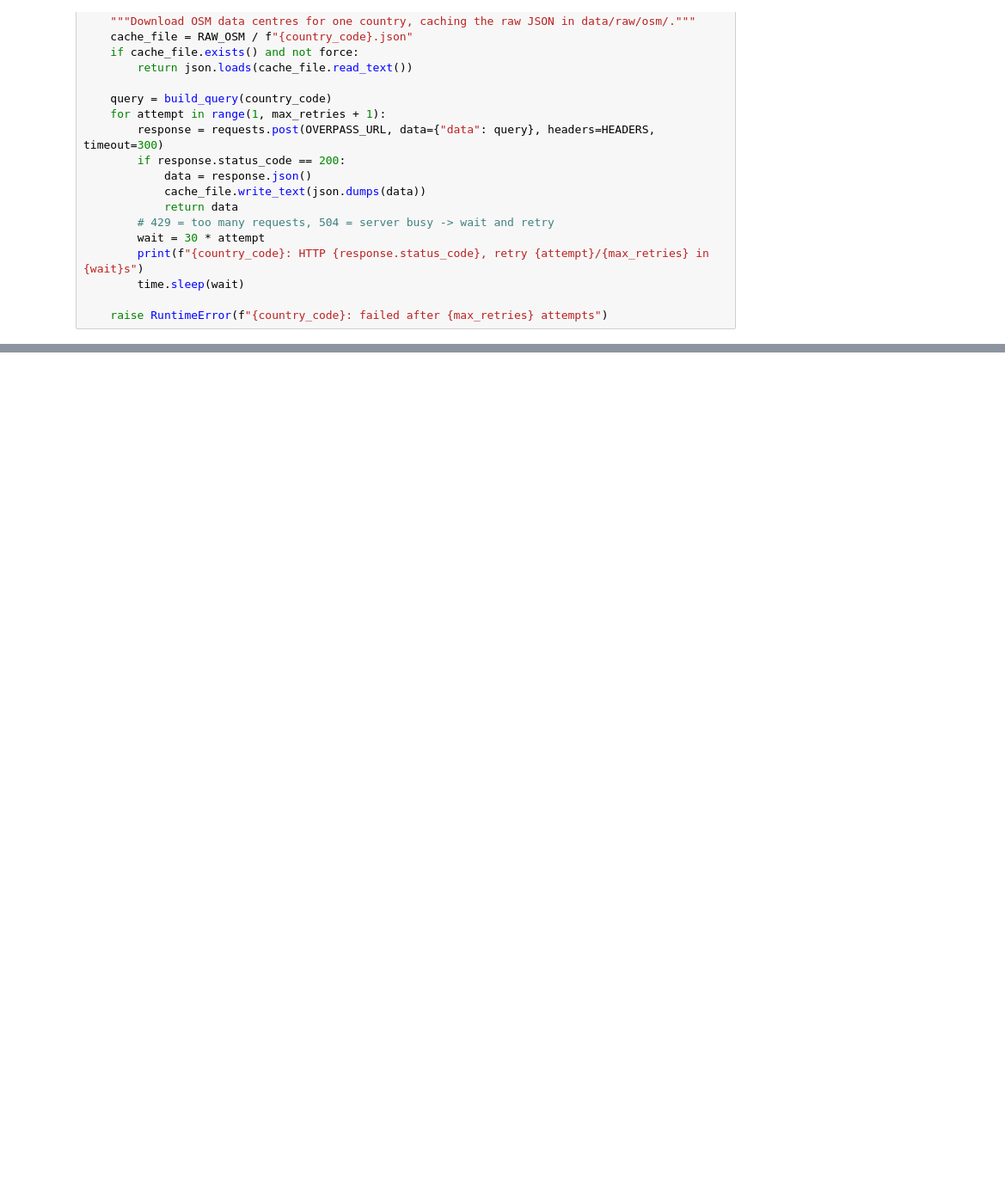
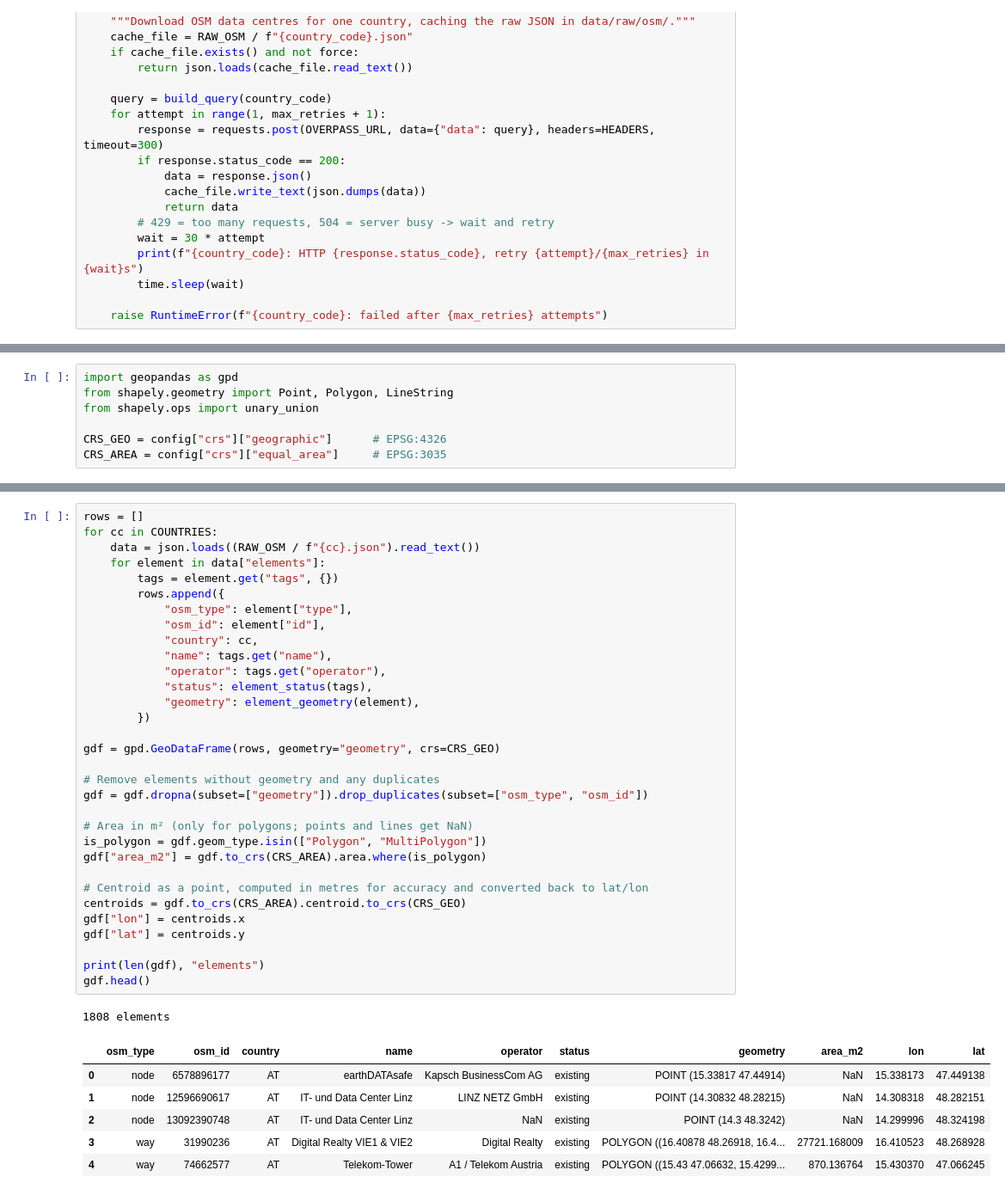
Before and after one commit to Carol-Sust/Sustainability, a Jupyter notebook: ia-agua-datacenters/notebooks/01_osm.ipynb, the cells around one changed output, grey strips where cells are left out. Shown at 86% size. Cells and saved outputs as stored; diff of their text form; blank space fills up the shorter version.

```diff
--- a/ia-agua-datacenters/notebooks/01_osm.ipynb
+++ b/ia-agua-datacenters/notebooks/01_osm.ipynb
@@ -113,0 +205,7 @@ summary
+# %%
+import geopandas as gpd
+from shapely.geometry import Point, Polygon, LineString
+from shapely.ops import unary_union
+
+CRS_GEO = config["crs"]["geographic"]      # EPSG:4326
+CRS_AREA = config["crs"]["equal_area"]     # EPSG:3035
@@ -113,0 +254,40 @@ summary
+# %%
+rows = []
+for cc in COUNTRIES:
+    data = json.loads((RAW_OSM / f"{cc}.json").read_text())
+    for element in data["elements"]:
+        tags = element.get("tags", {})
+        rows.append({
+            "osm_type": element["type"],
+            "osm_id": element["id"],
+            "country": cc,
+            "name": tags.get("name"),
+            "operator": tags.get("operator"),
+            "status": element_status(tags),
+            "geometry": element_geometry(element),
+        })
+
+gdf = gpd.GeoDataFrame(rows, geometry="geometry", crs=CRS_GEO)
+
+# Remove elements without geometry and any duplicates
+gdf = gdf.dropna(subset=["geometry"]).drop_duplicates(subset=["osm_type", "osm_id"])
+
+# Area in m² (only for polygons; points and lines get NaN)
+is_polygon = gdf.geom_type.isin(["Polygon", "MultiPolygon"])
+gdf["area_m2"] = gdf.to_crs(CRS_AREA).area.where(is_polygon)
+
+# Centroid as a point, computed in metres for accuracy and converted back to lat/lon
+centroids = gdf.to_crs(CRS_AREA).centroid.to_crs(CRS_GEO)
+gdf["lon"] = centroids.x
+gdf["lat"] = centroids.y
+
+print(len(gdf), "elements")
+gdf.head()
+# %% [output]
+1808 elements
+|  | osm_type | osm_id | country | name | operator | status | geometry | area_m2 | lon | lat |
+| 0 | node | 6578896177 | AT | earthDATAsafe | Kapsch BusinessCom AG | existing | POINT (15.33817 47.44914) | NaN | 15.338173 | 47.449138 |
+| 1 | node | 12596690617 | AT | IT- und Data Center Linz | LINZ NETZ GmbH | existing | POINT (14.30832 48.28215) | NaN | 14.308318 | 48.282151 |
+| 2 | node | 13092390748 | AT | IT- und Data Center Linz | NaN | existing | POINT (14.3 48.3242) | NaN | 14.299996 | 48.324198 |
+| 3 | way | 31990236 | AT | Digital Realty VIE1 & VIE2 | Digital Realty | existing | POLYGON ((16.40878 48.26918, 16.4... | 27721.168009 | 16.410523 | 48.268928 |
+| 4 | way | 74662577 | AT | Telekom-Tower | A1 / Telekom Austria | existing | POLYGON ((15.43 47.06632, 15.4299... | 870.136764 | 15.430370 | 47.066245 |
```
Also changed, not shown: parts of 15 cells of this notebook, 1 other file.
